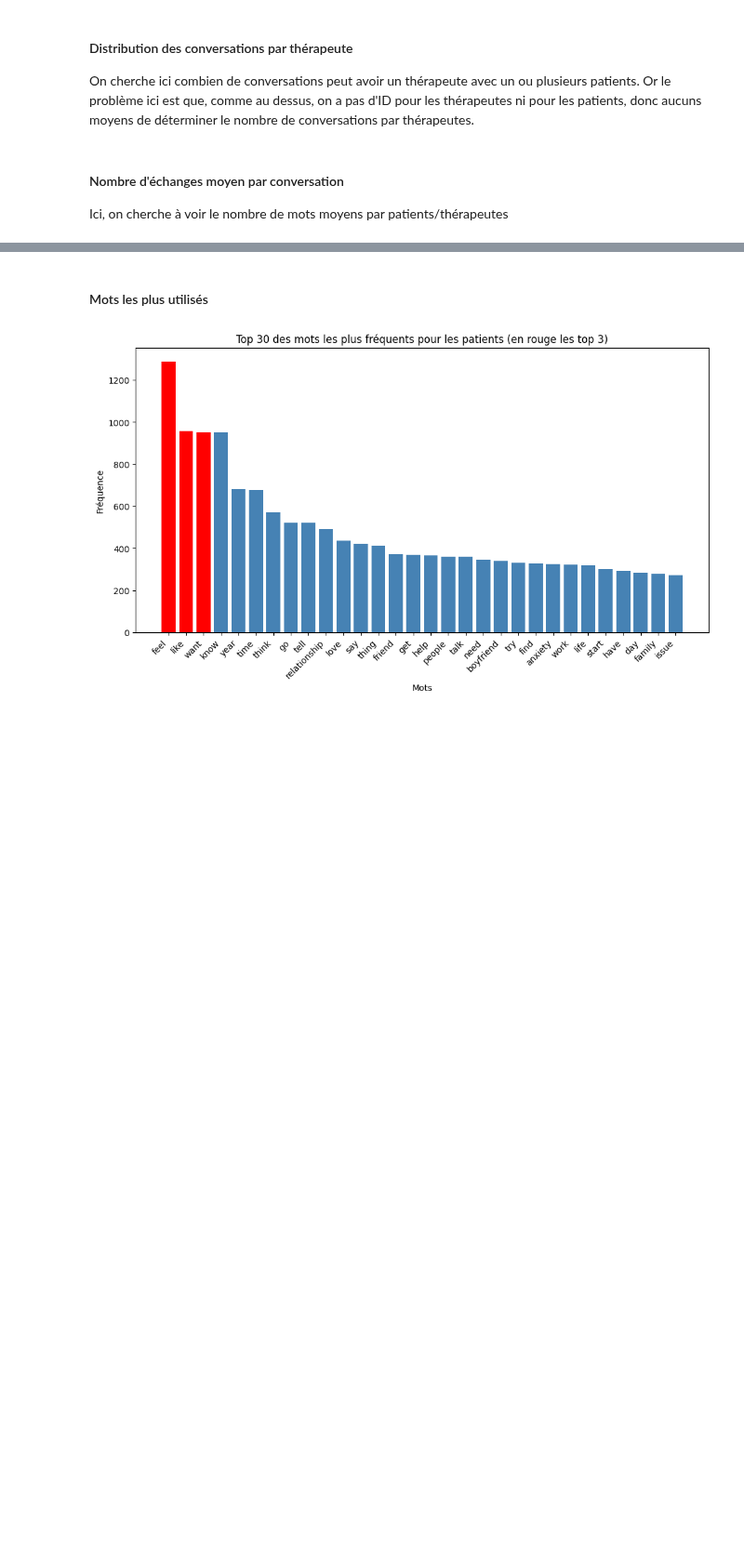
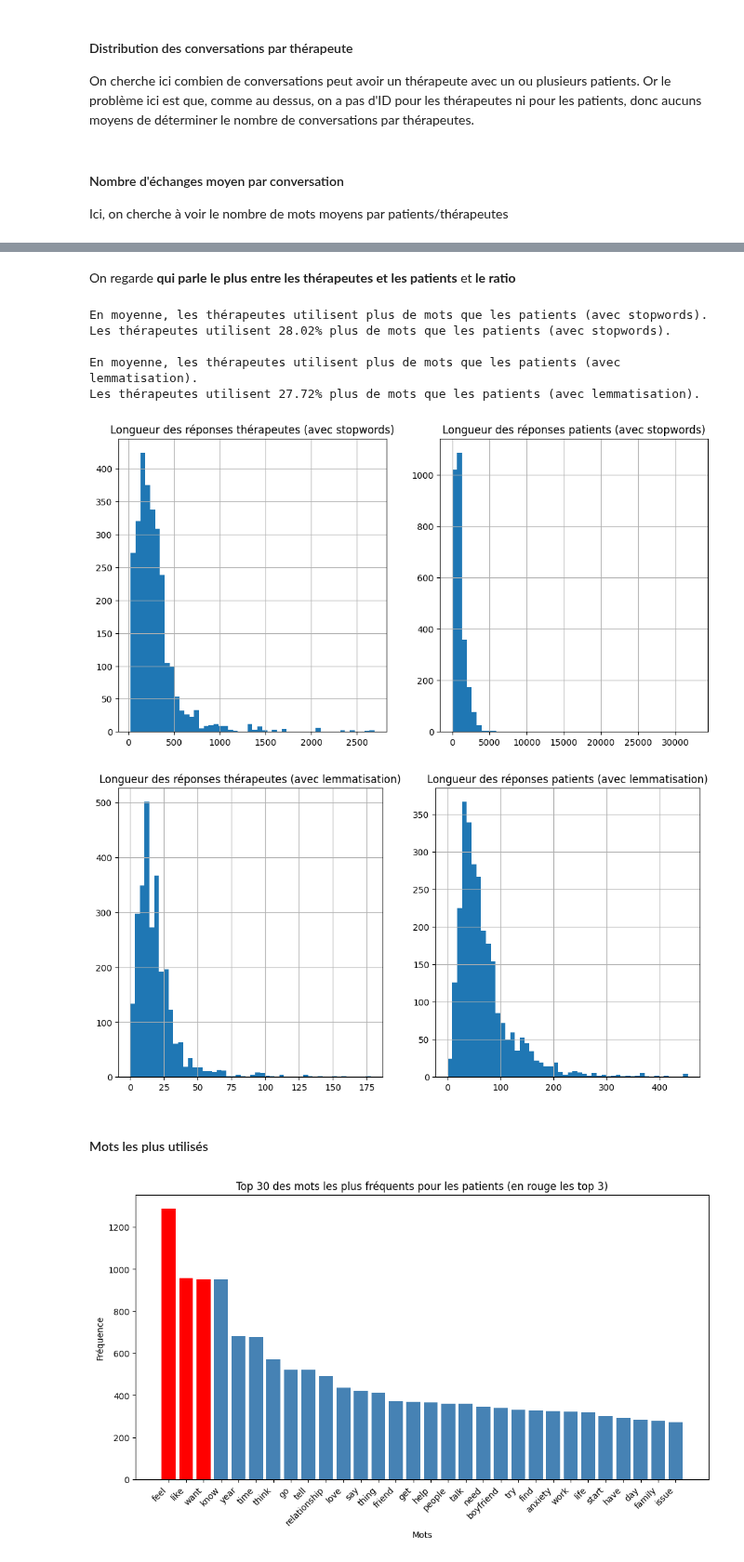
Before and after one commit to cypnet/Analyse-de-conversations-sur-la-sant-mentale-, a Jupyter notebook: LOGAN/ETAPE1-Exploration_jeu_de_donnees.ipynb, the cells around one changed output, grey strips where cells are left out. Shown at 93% size. Saved outputs shown, nothing was run; the diff lists cells and outputs as text; code cells hidden in the pictures; blank space fills up the shorter version.

```diff
--- a/LOGAN/ETAPE1-Exploration_jeu_de_donnees.ipynb
+++ b/LOGAN/ETAPE1-Exploration_jeu_de_donnees.ipynb
@@ -361,6 +360,54 @@ Nombre de mots moyens par patients (avec lemmatisation): 19.40
 Nombre de mots moyens par thérapeutes (avec stopwords): 1033.97
 Nombre de mots moyens par thérapeutes (sans stopwords): 92.19
 Nombre de mots moyens par thérapeutes (avec lemmatisation): 69.97
+# %% [markdown]
+<p>On regarde <b>qui parle le plus entre les thérapeutes et les patients</b> et <b>le ratio</b></p>
+# %%
+# Avec stopwords
+if mean_response_wo_stopwords > mean_context_wo_stopwords:
+    print("\nEn moyenne, les thérapeutes utilisent plus de mots que les patients (avec stopwords).")
+    print(f"Les thérapeutes utilisent {(mean_context_w_stopwords / mean_response_w_stopwords)*100:.2f}% plus de mots que les patients (avec stopwords).")
+else:
+    print("\nEn moyenne, les patients utilisent plus de mots que les thérapeutes (avec stopwords).")
+    print(f"Les patients utilisent {mean_context_w_stopwords / mean_response_w_stopwords*100:.2f}% plus de mots que les thérapeutes (avec stopwords).")
+
+# Avec lemmatisation
+if mean_response_w_lemmas > mean_context_w_lemmas:
+    print("\nEn moyenne, les thérapeutes utilisent plus de mots que les patients (avec lemmatisation).")
+    print(f"Les thérapeutes utilisent {(mean_context_w_lemmas / mean_response_w_lemmas)*100:.2f}% plus de mots que les patients (avec lemmatisation).")
+else:
+    print("\nEn moyenne, les patients utilisent plus de mots que les thérapeutes (avec lemmatisation).")
+    print(f"Les patients utilisent {mean_context_w_lemmas / mean_response_w_lemmas*100:.2f}% plus de mots que les thérapeutes (avec lemmatisation).")
+# %% [output]
+En moyenne, les thérapeutes utilisent plus de mots que les patients (avec stopwords).
+Les thérapeutes utilisent 28.02% plus de mots que les patients (avec stopwords).
+
+En moyenne, les thérapeutes utilisent plus de mots que les patients (avec lemmatisation).
+Les thérapeutes utilisent 27.72% plus de mots que les patients (avec lemmatisation).
+# %%
+# Affichage de l'histogramme AVEC stopwords
+plt.figure(figsize=(12, 6))
+
+plt.subplot(121)
+df['Context'].apply(len).hist(bins=50)
+plt.title("Longueur des réponses thérapeutes (avec stopwords)")
+plt.subplot(122)
+df['Response'].apply(len).hist(bins=50)
+plt.title("Longueur des réponses patients (avec stopwords)")
+plt.show()
+
+# Affichage de l'histogramme AVEC lemmatisation
+plt.figure(figsize=(12, 6))
+plt.subplot(121)
+df['Context_clean'].apply(len).hist(bins=50)
+plt.title("Longueur des réponses thérapeutes (avec lemmatisation)")
+plt.subplot(122)
+df['Response_clean'].apply(len).hist(bins=50)
+plt.title("Longueur des réponses patients (avec lemmatisation)")
+plt.show()
+# %% [output]
+[figure, added]
+[figure, added]
 # %% [markdown]
 <h4>Mots les plus utilisés</h4>
 # %%
```
Also changed, not shown: parts of 9 cells of this notebook.
